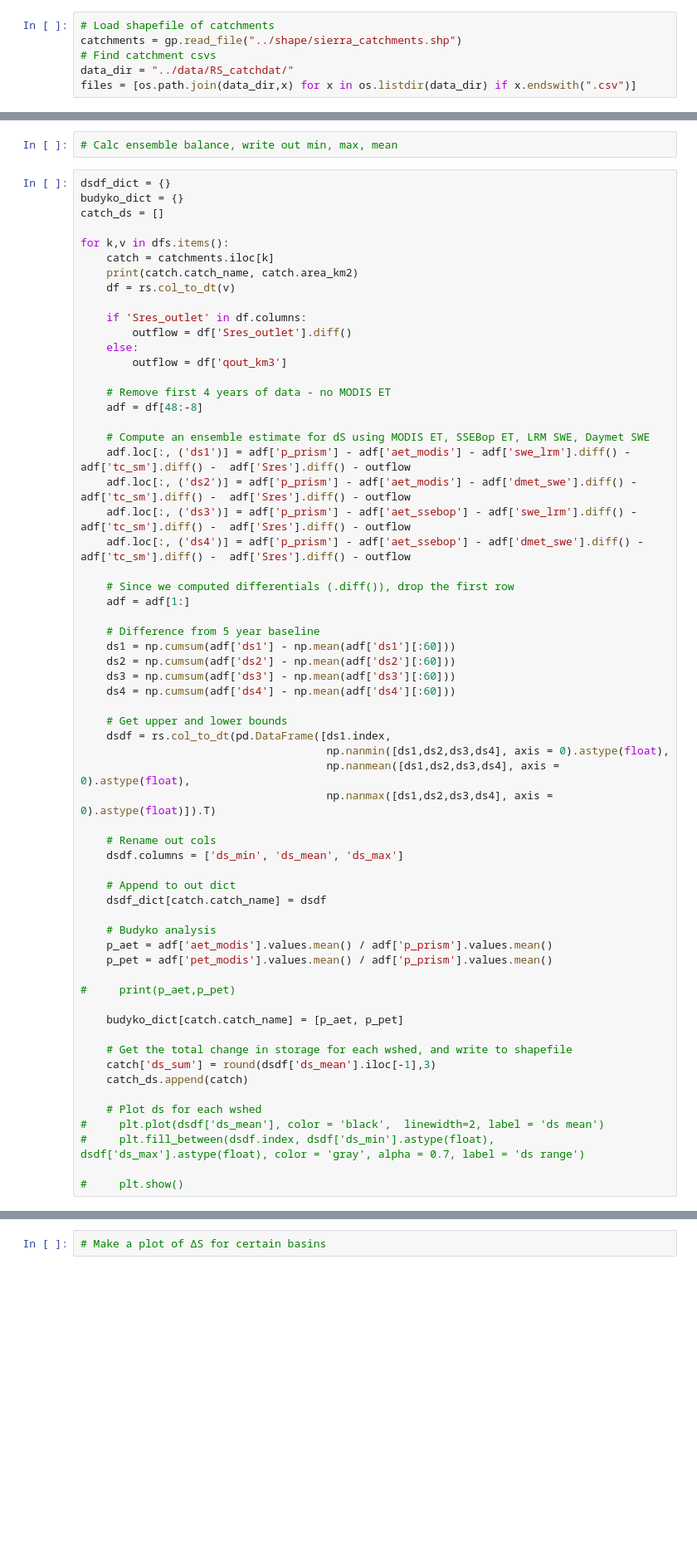
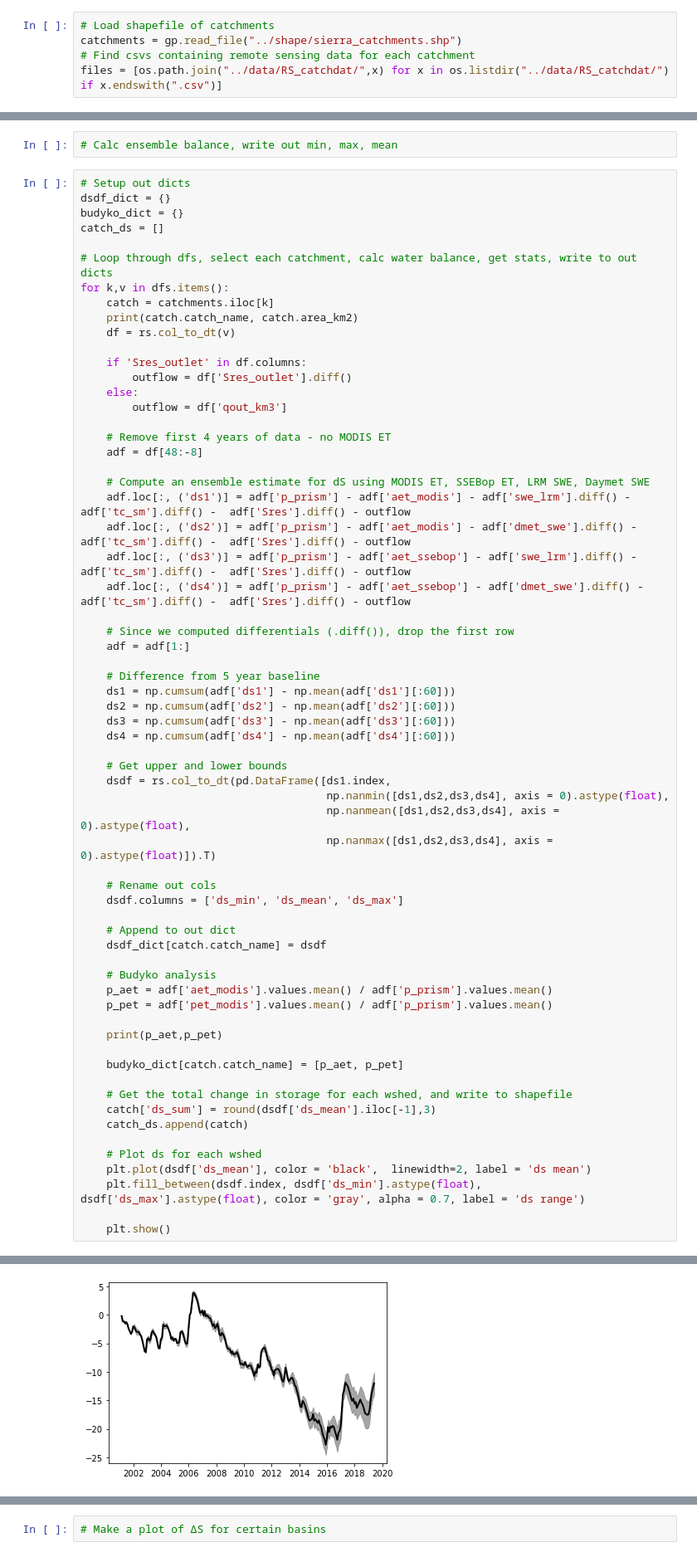
Before and after one commit to kashingtonDC/SierraSheds, a Jupyter notebook: code/Figures.ipynb, the cells around one changed output, grey strips where cells are left out. Shown at 83% size. Drawn from its saved outputs; the diff is of its cells as text; blank space fills up the shorter version.

```diff
--- a/code/Figures.ipynb
+++ b/code/Figures.ipynb
@@ -30,9 +30,8 @@ register_matplotlib_converters()
 # %%
 # Load shapefile of catchments
 catchments = gp.read_file("../shape/sierra_catchments.shp")
-# Find catchment csvs
-data_dir = "../data/RS_catchdat/"
-files = [os.path.join(data_dir,x) for x in os.listdir(data_dir) if x.endswith(".csv")]
+# Find csvs containing remote sensing data for each catchment
+files = [os.path.join("../data/RS_catchdat/",x) for x in os.listdir("../data/RS_catchdat/") if x.endswith(".csv")]
 # %%
 # Load csvs as dataframes
 dfdict = {x[-6:-4]:pd.read_csv(x) for x in files}
@@ -48,10 +47,12 @@ for k,v in dfdict.items():
 # %%
 # Calc ensemble balance, write out min, max, mean
 # %%
+# Setup out dicts
 dsdf_dict = {}
 budyko_dict = {}
 catch_ds = []
 
+# Loop through dfs, select each catchment, calc water balance, get stats, write to out dicts
 for k,v in dfs.items():
     catch = catchments.iloc[k]
     print(catch.catch_name, catch.area_km2)
@@ -96,7 +97,7 @@ for k,v in dfs.items():
     p_aet = adf['aet_modis'].values.mean() / adf['p_prism'].values.mean()
     p_pet = adf['pet_modis'].values.mean() / adf['p_prism'].values.mean()
 
-#     print(p_aet,p_pet)
+    print(p_aet,p_pet)
 
     budyko_dict[catch.catch_name] = [p_aet, p_pet]
 
@@ -105,9 +106,9 @@ for k,v in dfs.items():
     catch_ds.append(catch)
 
     # Plot ds for each wshed
-#     plt.plot(dsdf['ds_mean'], color = 'black',  linewidth=2, label = 'ds mean')
-#     plt.fill_between(dsdf.index, dsdf['ds_min'].astype(float), dsdf['ds_max'].astype(float), color = 'gray', alpha = 0.7, label = 'ds range')
+    plt.plot(dsdf['ds_mean'], color = 'black',  linewidth=2, label = 'ds mean')
+    plt.fill_between(dsdf.index, dsdf['ds_min'].astype(float), dsdf['ds_max'].astype(float), color = 'gray', alpha = 0.7, label = 'ds range')
 
-#     plt.show()
+    plt.show()
 # %% [output]
 SACRAMENTO R 24146.043299999998
@@ -116,18 +116,19 @@ MERCED R 3215.7486
 A value is trying to be set on a copy of a slice from a DataFrame.
 Try using .loc[row_indexer,col_indexer] = value instead
 
 See the caveats in the documentation: https://pandas.pydata.org/pandas-docs/stable/user_guide/indexing.html#returning-a-view-versus-a-copy
   self.obj[key] = _infer_fill_value(value)
 A value is trying to be set on a copy of a slice from a DataFrame.
 Try using .loc[row_indexer,col_indexer] = value instead
 
 See the caveats in the documentation: https://pandas.pydata.org/pandas-docs/stable/user_guide/indexing.html#returning-a-view-versus-a-copy
   self.obj[item_labels[indexer[info_axis]]] = value
 A value is trying to be set on a copy of a slice from a DataFrame
 
 See the caveats in the documentation: https://pandas.pydata.org/pandas-docs/stable/user_guide/indexing.html#returning-a-view-versus-a-copy
   catch['ds_sum'] = round(dsdf['ds_mean'].iloc[-1],3)
 A value is trying to be set on a copy of a slice from a DataFrame
 
 See the caveats in the documentation: https://pandas.pydata.org/pandas-docs/stable/user_guide/indexing.html#returning-a-view-versus-a-copy
   self._setitem_with_indexer(indexer, value)
+[figure, added]
```
Also changed, not shown: parts of 13 cells of this notebook.
